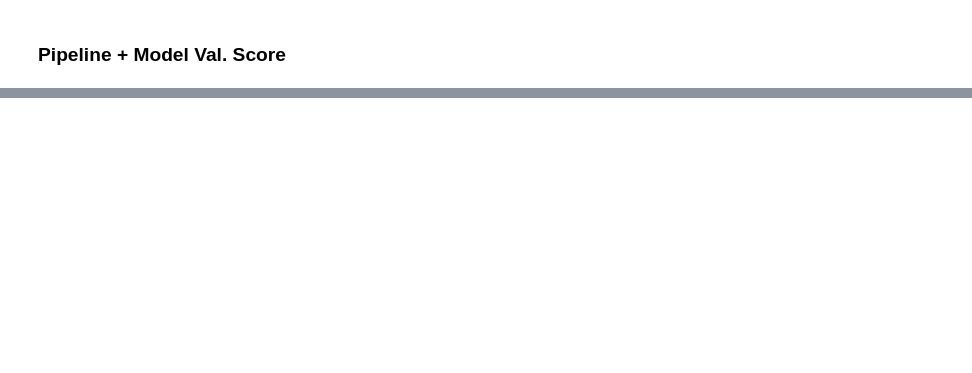
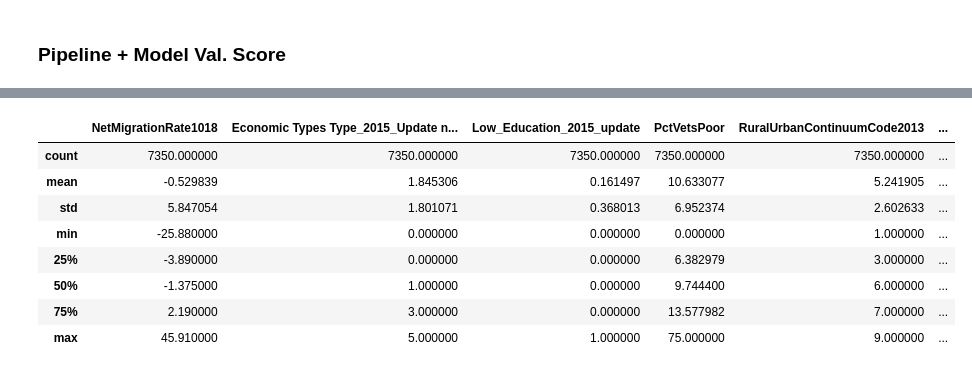
Before and after one commit to lucguittard/Portolio-Project-2-, a Jupyter notebook: DSproject2.ipynb, the cells around one changed output, grey strips where cells are left out. Cells and saved outputs as stored; diff of their text form; code cells hidden in the pictures; blank space fills up the shorter version.

```diff
--- a/DSproject2.ipynb
+++ b/DSproject2.ipynb
@@ -835,0 +820,12 @@ plt.xticks(rotation = 90)
+# %%
+train.describe()
+# %% [output]
+|  | NetMigrationRate1018 | Economic Types Type_2015_Update n... | Low_Education_2015_update | PctVetsPoor | RuralUrbanContinuumCode2013 | ... |
+| count | 7350.000000 | 7350.000000 | 7350.000000 | 7350.000000 | 7350.000000 | ... |
+| mean | -0.529839 | 1.845306 | 0.161497 | 10.633077 | 5.241905 | ... |
+| std | 5.847054 | 1.801071 | 0.368013 | 6.952374 | 2.602633 | ... |
+| min | -25.880000 | 0.000000 | 0.000000 | 0.000000 | 1.000000 | ... |
+| 25% | -3.890000 | 0.000000 | 0.000000 | 6.382979 | 3.000000 | ... |
+| 50% | -1.375000 | 1.000000 | 0.000000 | 9.744400 | 6.000000 | ... |
+| 75% | 2.190000 | 3.000000 | 0.000000 | 13.577982 | 7.000000 | ... |
+| max | 45.910000 | 5.000000 | 1.000000 | 75.000000 | 9.000000 | ... |
```
Also changed, not shown: parts of 72 cells of this notebook.
